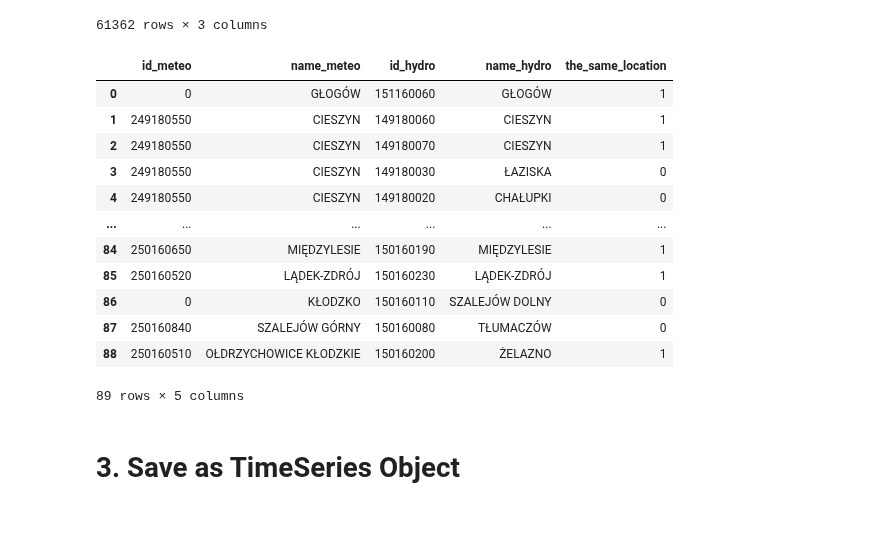
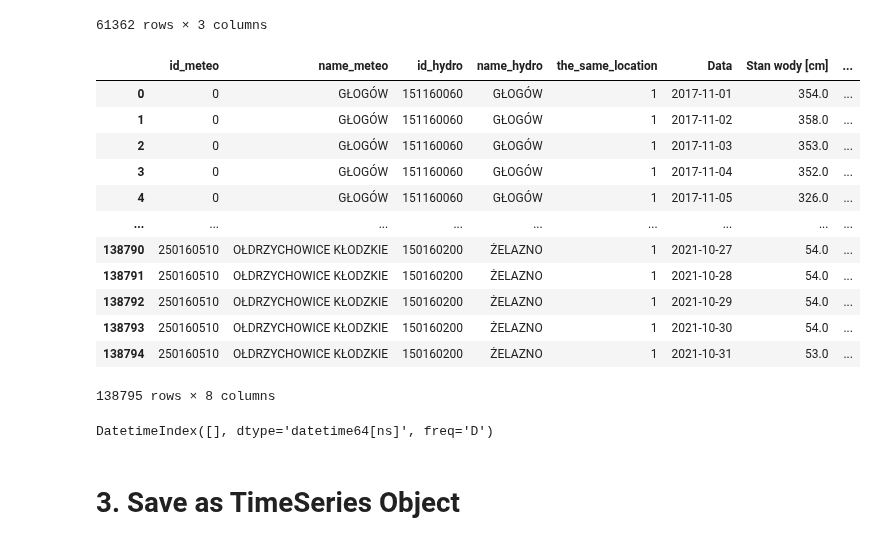
Before and after one commit to it4datascience/CuValley-Batmaja, a Jupyter notebook: src/modelling.ipynb, the cells around one changed output. Drawn from its saved outputs; the diff is of its cells as text; code cells hidden in the pictures.

```diff
--- a/src/modelling.ipynb
+++ b/src/modelling.ipynb
@@ -100,22 +103,28 @@ dataset_grouped_rain
 61362 rows × 3 columns
 # %%
 dataset_grouped = hierarchy.copy()
-# dataset_grouped = pd.merge(dataset_grouped, dataset_grouped_water_level, )
+dataset_grouped = pd.merge(dataset_grouped, dataset_grouped_water_level, how='inner', on=['id_hydro'])
+dataset_grouped = pd.merge(dataset_grouped, dataset_grouped_rain, how='left', on=['Data', 'id_meteo'])
 
 dataset_grouped
 # %% [output]
-|  | id_meteo | name_meteo | id_hydro | name_hydro | the_same_location |
-| 0 | 0 | GŁOGÓW | 151160060 | GŁOGÓW | 1 |
-| 1 | 249180550 | CIESZYN | 149180060 | CIESZYN | 1 |
-| 2 | 249180550 | CIESZYN | 149180070 | CIESZYN | 1 |
-| 3 | 249180550 | CIESZYN | 149180030 | ŁAZISKA | 0 |
-| 4 | 249180550 | CIESZYN | 149180020 | CHAŁUPKI | 0 |
-| ... | ... | ... | ... | ... | ... |
-| 84 | 250160650 | MIĘDZYLESIE | 150160190 | MIĘDZYLESIE | 1 |
-| 85 | 250160520 | LĄDEK-ZDRÓJ | 150160230 | LĄDEK-ZDRÓJ | 1 |
-| 86 | 0 | KŁODZKO | 150160110 | SZALEJÓW DOLNY | 0 |
-| 87 | 250160840 | SZALEJÓW GÓRNY | 150160080 | TŁUMACZÓW | 0 |
-| 88 | 250160510 | OŁDRZYCHOWICE KŁODZKIE | 150160200 | ŻELAZNO | 1 |
+|  | id_meteo | name_meteo | id_hydro | name_hydro | the_same_location | Data | Stan wody [cm] | ... |
+| 0 | 0 | GŁOGÓW | 151160060 | GŁOGÓW | 1 | 2017-11-01 | 354.0 | ... |
+| 1 | 0 | GŁOGÓW | 151160060 | GŁOGÓW | 1 | 2017-11-02 | 358.0 | ... |
+| 2 | 0 | GŁOGÓW | 151160060 | GŁOGÓW | 1 | 2017-11-03 | 353.0 | ... |
+| 3 | 0 | GŁOGÓW | 151160060 | GŁOGÓW | 1 | 2017-11-04 | 352.0 | ... |
+| 4 | 0 | GŁOGÓW | 151160060 | GŁOGÓW | 1 | 2017-11-05 | 326.0 | ... |
+| ... | ... | ... | ... | ... | ... | ... | ... | ... |
+| 138790 | 250160510 | OŁDRZYCHOWICE KŁODZKIE | 150160200 | ŻELAZNO | 1 | 2021-10-27 | 54.0 | ... |
+| 138791 | 250160510 | OŁDRZYCHOWICE KŁODZKIE | 150160200 | ŻELAZNO | 1 | 2021-10-28 | 54.0 | ... |
+| 138792 | 250160510 | OŁDRZYCHOWICE KŁODZKIE | 150160200 | ŻELAZNO | 1 | 2021-10-29 | 54.0 | ... |
+| 138793 | 250160510 | OŁDRZYCHOWICE KŁODZKIE | 150160200 | ŻELAZNO | 1 | 2021-10-30 | 54.0 | ... |
+| 138794 | 250160510 | OŁDRZYCHOWICE KŁODZKIE | 150160200 | ŻELAZNO | 1 | 2021-10-31 | 53.0 | ... |
-89 rows × 5 columns
+138795 rows × 8 columns
+# %%
+pd.date_range(start=dataset_grouped['Data'].min(),
+              end=dataset_grouped['Data'].max()).difference(dataset_grouped['Data'].unique())
+# %% [output]
+DatetimeIndex([], dtype='datetime64[ns]', freq='D')
 # %% [markdown]
 # 3. Save as TimeSeries Object
```
Also changed, not shown: parts of 6 cells of this notebook, 2 other files.
